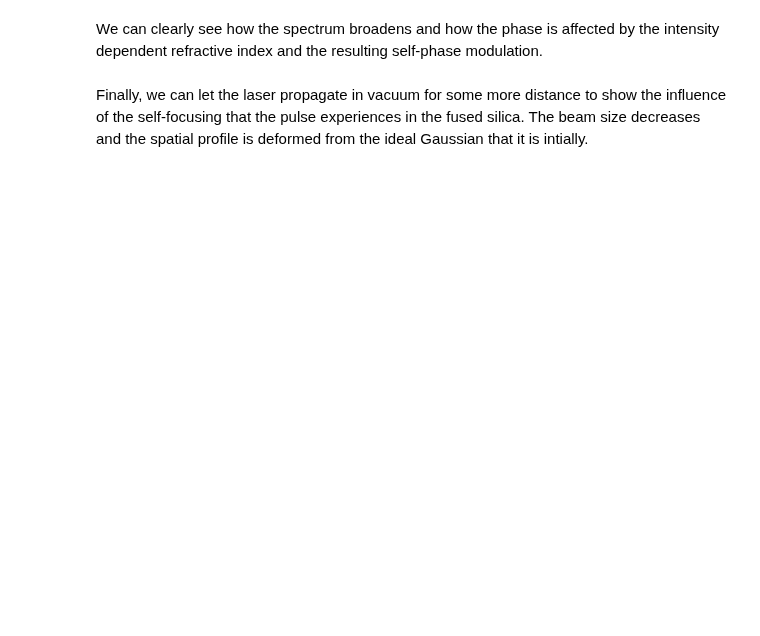
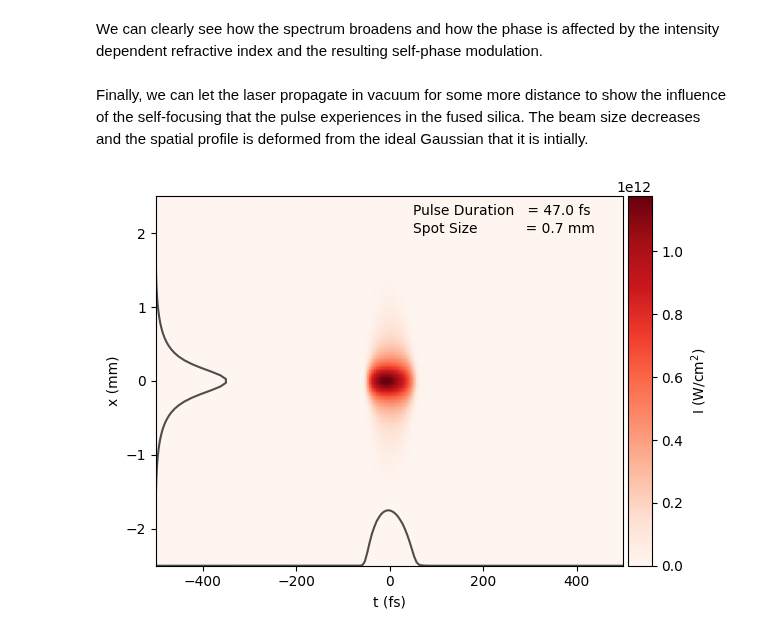
Before and after one commit to LASY-org/lasy, a Jupyter notebook: docs/source/tutorials/nonlinear_propagation_split_step.ipynb, the cells around one changed output. Saved outputs shown, nothing was run; the diff lists cells and outputs as text; code cells hidden in the pictures; blank space fills up the shorter version.

```diff
--- a/docs/source/tutorials/nonlinear_propagation_split_step.ipynb
+++ b/docs/source/tutorials/nonlinear_propagation_split_step.ipynb
@@ -148,6 +156,8 @@ Finally, we can let the laser propagate in vacuum for some more distance to show
 # %%
 linStep_vacuum = AngularSpectrumDFFTPropagator(
     omega0=profile.omega0, n=1.0, dim=laser.dim
 )
-linStep_vacuum.propagate(grid_in=laser.grid, distance=0.2)
+laser.grid = linStep_vacuum.propagate(grid_in=laser.grid, distance=0.2)
 laser.show(show_intensity=True)
+# %% [output]
+[figure, added]
```
Also changed, not shown: parts of 4 cells of this notebook.
